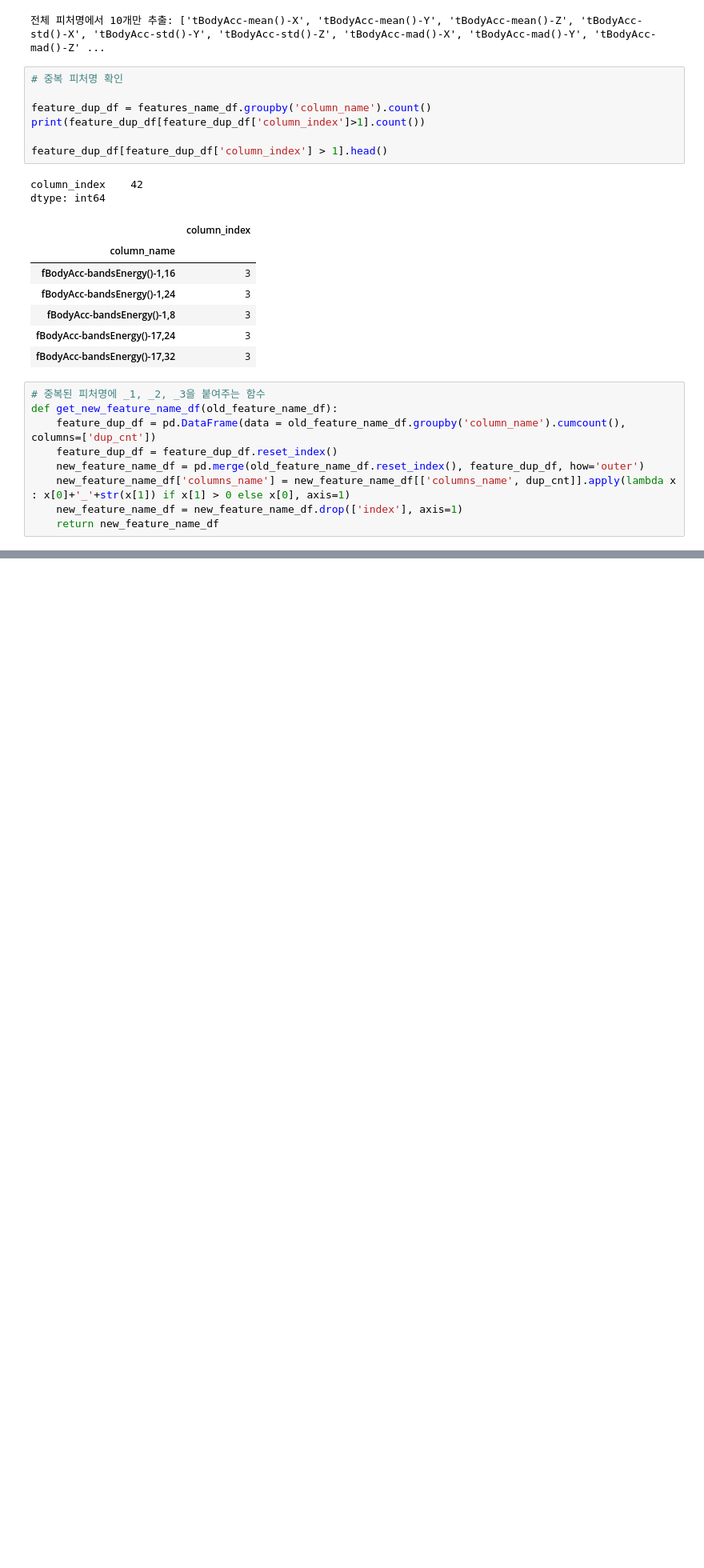
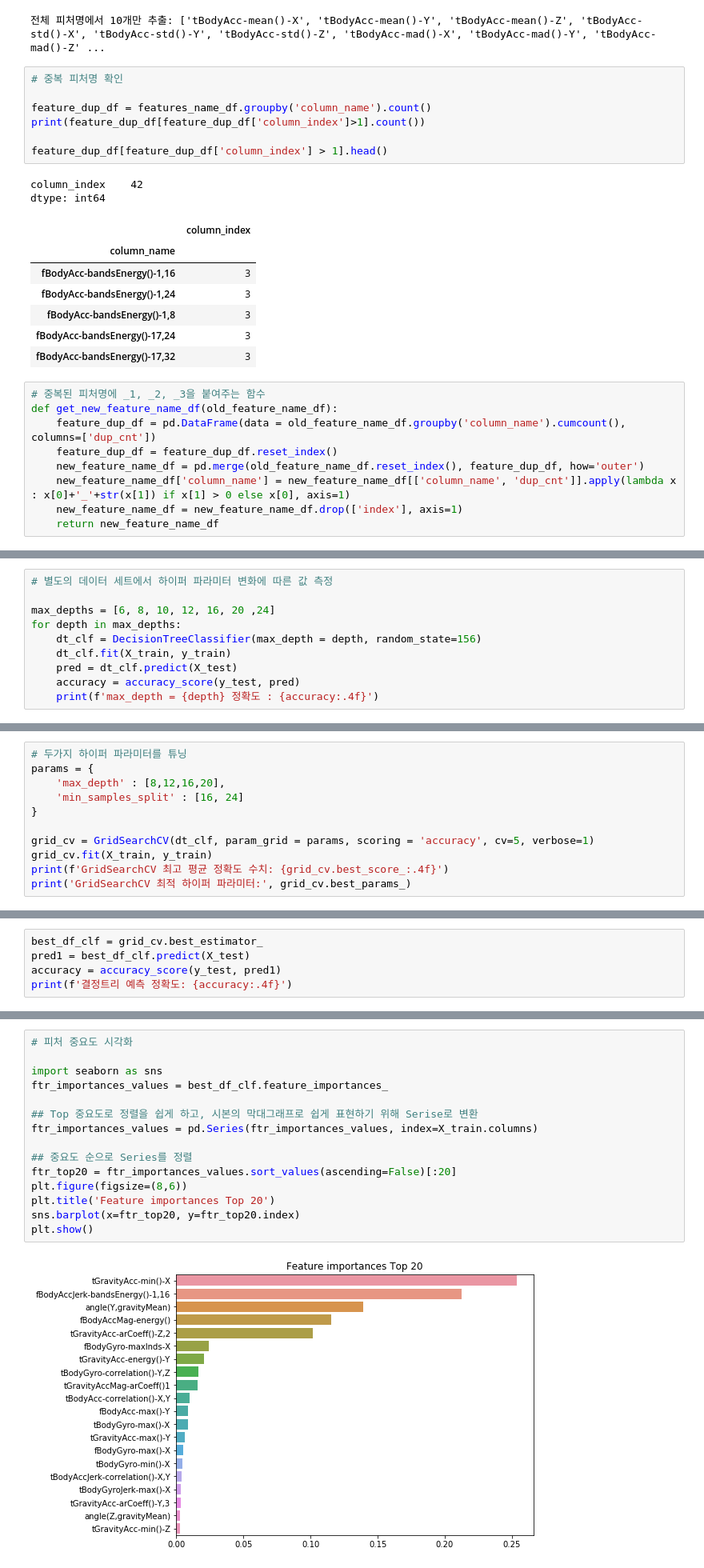
Before and after one commit to namkyu9395/Dangsan, a Jupyter notebook: 파이썬 머신러닝 완벽 가이드/04 분류 (1) 결정 트리.ipynb, the cells around one changed output, grey strips where cells are left out. Shown: that part at 80% size. Cells and saved outputs as stored; diff of their text form; blank space fills up the shorter version.

```diff
--- a/파이썬 머신러닝 완벽 가이드/04 분류 (1) 결정 트리.ipynb
+++ b/파이썬 머신러닝 완벽 가이드/04 분류 (1) 결정 트리.ipynb
@@ -200,6 +200,6 @@ def get_new_feature_name_df(old_feature_name_df):
     feature_dup_df = pd.DataFrame(data = old_feature_name_df.groupby('column_name').cumcount(), columns=['dup_cnt'])
     feature_dup_df = feature_dup_df.reset_index()
     new_feature_name_df = pd.merge(old_feature_name_df.reset_index(), feature_dup_df, how='outer')
-    new_feature_name_df['columns_name'] = new_feature_name_df[['columns_name', dup_cnt]].apply(lambda x : x[0]+'_'+str(x[1]) if x[1] > 0 else x[0], axis=1)
+    new_feature_name_df['column_name'] = new_feature_name_df[['column_name', 'dup_cnt']].apply(lambda x : x[0]+'_'+str(x[1]) if x[1] > 0 else x[0], axis=1)
     new_feature_name_df = new_feature_name_df.drop(['index'], axis=1)
     return new_feature_name_df
@@ -205,0 +304,10 @@ def get_new_feature_name_df(old_feature_name_df):
+# %%
+# 별도의 데이터 세트에서 하이퍼 파라미터 변화에 따른 값 측정
+
+max_depths = [6, 8, 10, 12, 16, 20 ,24]
+for depth in max_depths:
+    dt_clf = DecisionTreeClassifier(max_depth = depth, random_state=156)
+    dt_clf.fit(X_train, y_train)
+    pred = dt_clf.predict(X_test)
+    accuracy = accuracy_score(y_test, pred)
+    print(f'max_depth = {depth} 정확도 : {accuracy:.4f}')
@@ -205,0 +322,11 @@ def get_new_feature_name_df(old_feature_name_df):
+# %%
+# 두가지 하이퍼 파라미터를 튜닝
+params = {
+    'max_depth' : [8,12,16,20],
+    'min_samples_split' : [16, 24]
+}
+
+grid_cv = GridSearchCV(dt_clf, param_grid = params, scoring = 'accuracy', cv=5, verbose=1)
+grid_cv.fit(X_train, y_train)
+print(f'GridSearchCV 최고 평균 정확도 수치: {grid_cv.best_score_:.4f}')
+print('GridSearchCV 최적 하이퍼 파라미터:', grid_cv.best_params_)
@@ -205,0 +339,5 @@ def get_new_feature_name_df(old_feature_name_df):
+# %%
+best_df_clf = grid_cv.best_estimator_
+pred1 = best_df_clf.predict(X_test)
+accuracy = accuracy_score(y_test, pred1)
+print(f'결정트리 예측 정확도: {accuracy:.4f}')
@@ -205,0 +346,17 @@ def get_new_feature_name_df(old_feature_name_df):
+# %%
+# 피처 중요도 시각화
+
+import seaborn as sns
+ftr_importances_values = best_df_clf.feature_importances_
+
+## Top 중요도로 정렬을 쉽게 하고, 시본의 막대그래프로 쉽게 표현하기 위해 Serise로 변환
+ftr_importances_values = pd.Series(ftr_importances_values, index=X_train.columns)
+
+## 중요도 순으로 Series를 정렬
+ftr_top20 = ftr_importances_values.sort_values(ascending=False)[:20]
+plt.figure(figsize=(8,6))
+plt.title('Feature importances Top 20')
+sns.barplot(x=ftr_top20, y=ftr_top20.index)
+plt.show()
+# %% [output]
+[figure, added]
```
Also changed, not shown: parts of 10 cells of this notebook.
